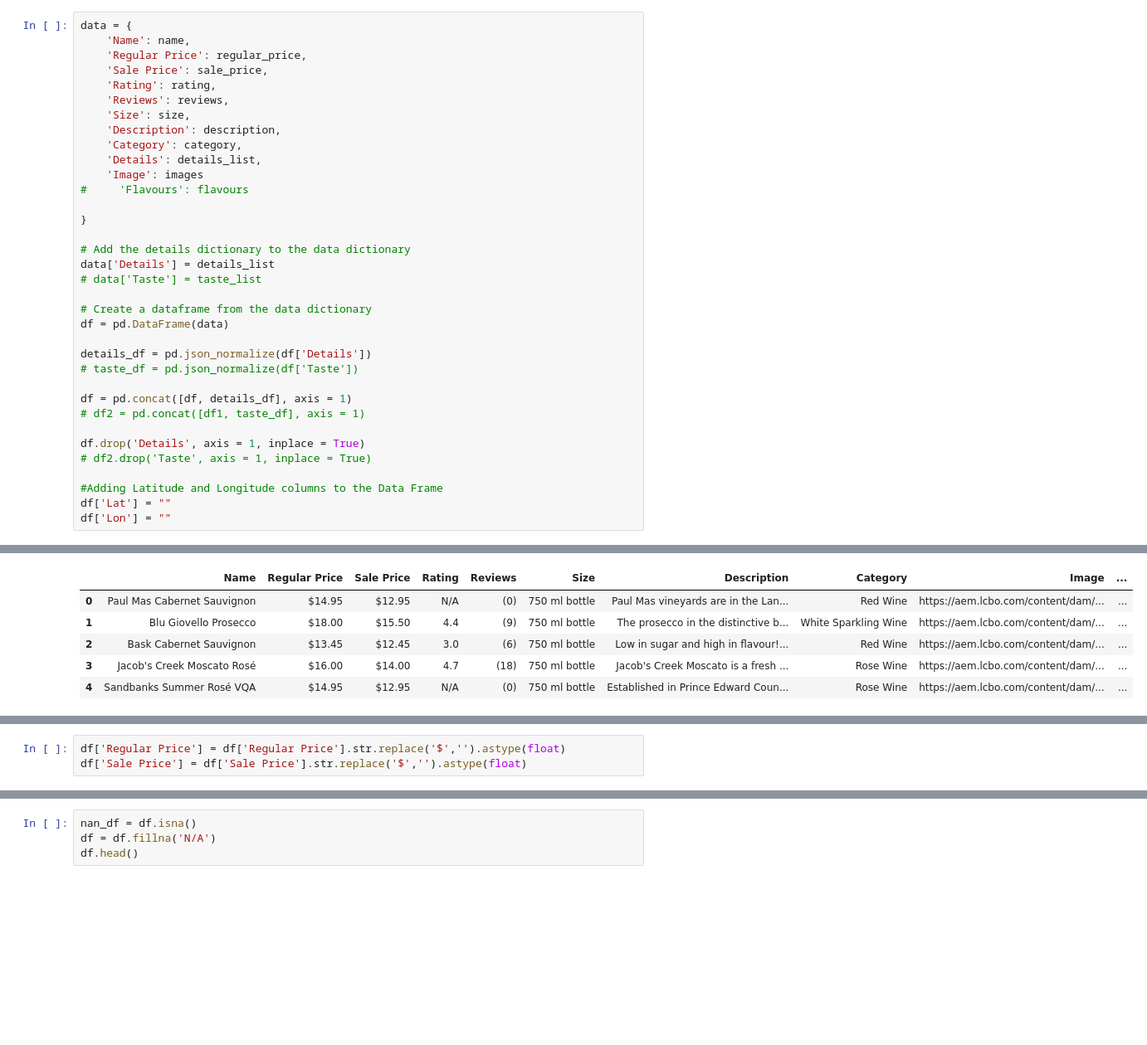
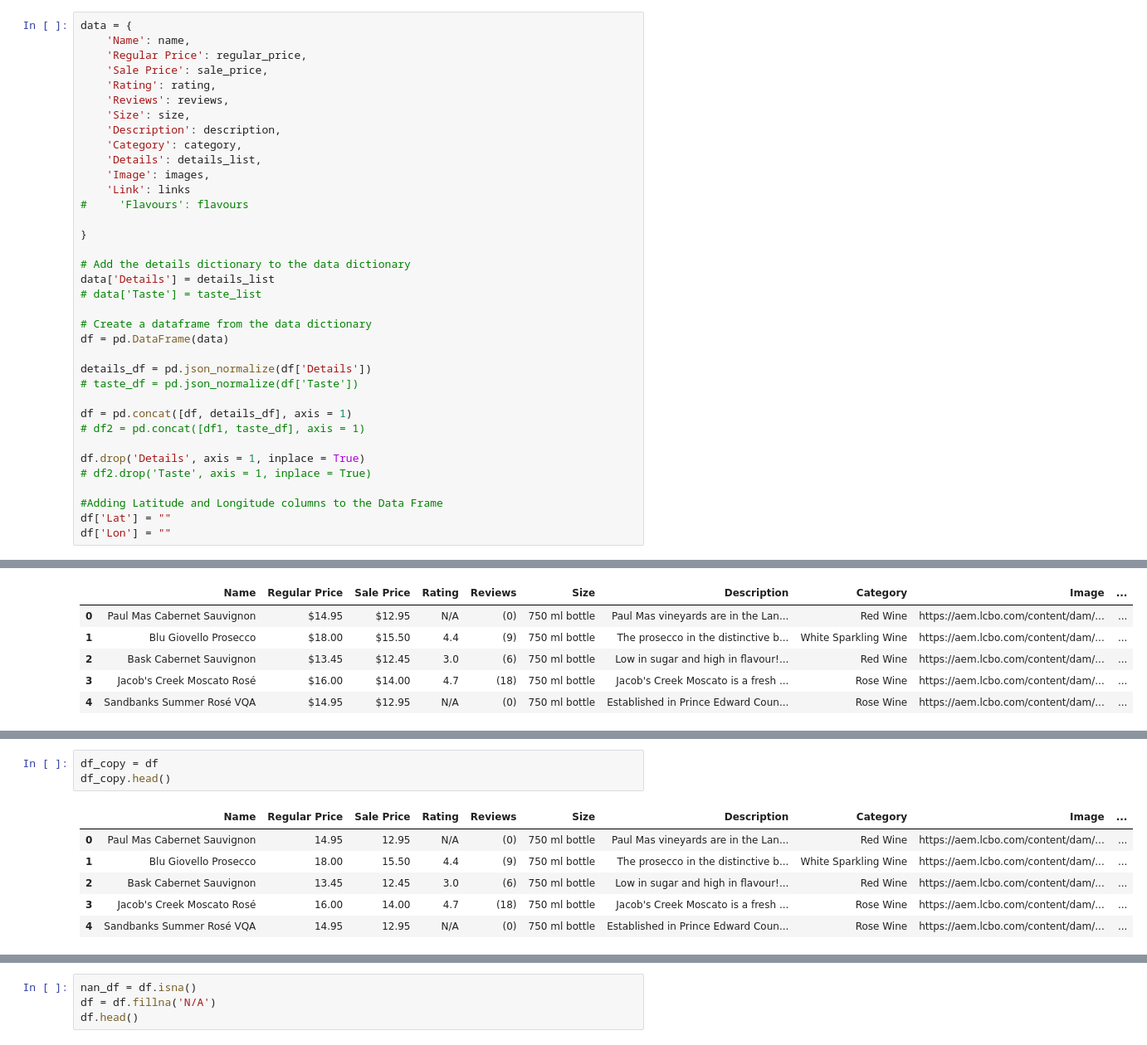
Before and after one commit to domoto86/lcbo-clustering, a Jupyter notebook: LCBO-Scrapping.ipynb, the cells around one changed output, grey strips where cells are left out. Shown at 83% size. Cells and saved outputs as stored; diff of their text form; blank space fills up the shorter version.

```diff
--- a/LCBO-Scrapping.ipynb
+++ b/LCBO-Scrapping.ipynb
@@ -235,7 +235,8 @@ data = {
     'Description': description,
     'Category': category,
     'Details': details_list,
-    'Image': images
+    'Image': images,
+    'Link': links
 #     'Flavours': flavours
 
 }
@@ -351,3 +322,0 @@ dtype: object
-# %%
-df['Regular Price'] = df['Regular Price'].str.replace('$','').astype(float)
-df['Sale Price'] = df['Sale Price'].str.replace('$','').astype(float)
@@ -365 +323,11 @@ df.sample(5)
+# %%
+df_copy = df
+df_copy.head()
+# %% [output]
+|  | Name | Regular Price | Sale Price | Rating | Reviews | Size | Description | Category | Image | ... |
+| 0 | Paul Mas Cabernet Sauvignon | 14.95 | 12.95 | N/A | (0) | 750 ml bottle | Paul Mas vineyards are in the Lan... | Red Wine | https://aem.lcbo.com/content/dam/... | ... |
+| 1 | Blu Giovello Prosecco | 18.00 | 15.50 | 4.4 | (9) | 750 ml bottle | The prosecco in the distinctive b... | White Sparkling Wine | https://aem.lcbo.com/content/dam/... | ... |
+| 2 | Bask Cabernet Sauvignon | 13.45 | 12.45 | 3.0 | (6) | 750 ml bottle | Low in sugar and high in flavour!... | Red Wine | https://aem.lcbo.com/content/dam/... | ... |
+| 3 | Jacob's Creek Moscato Rosé | 16.00 | 14.00 | 4.7 | (18) | 750 ml bottle | Jacob's Creek Moscato is a fresh ... | Rose Wine | https://aem.lcbo.com/content/dam/... | ... |
+| 4 | Sandbanks Summer Rosé VQA | 14.95 | 12.95 | N/A | (0) | 750 ml bottle | Established in Prince Edward Coun... | Rose Wine | https://aem.lcbo.com/content/dam/... | ... |
 # %%
```
Also changed, not shown: parts of 8 cells of this notebook, 6 other files.
